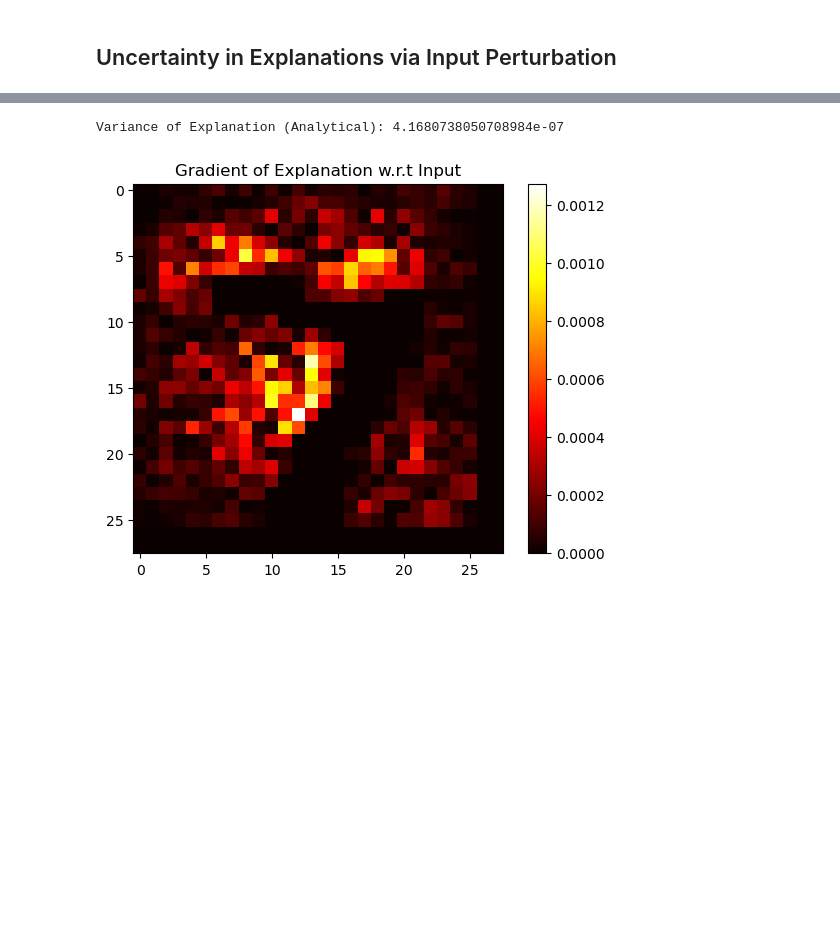
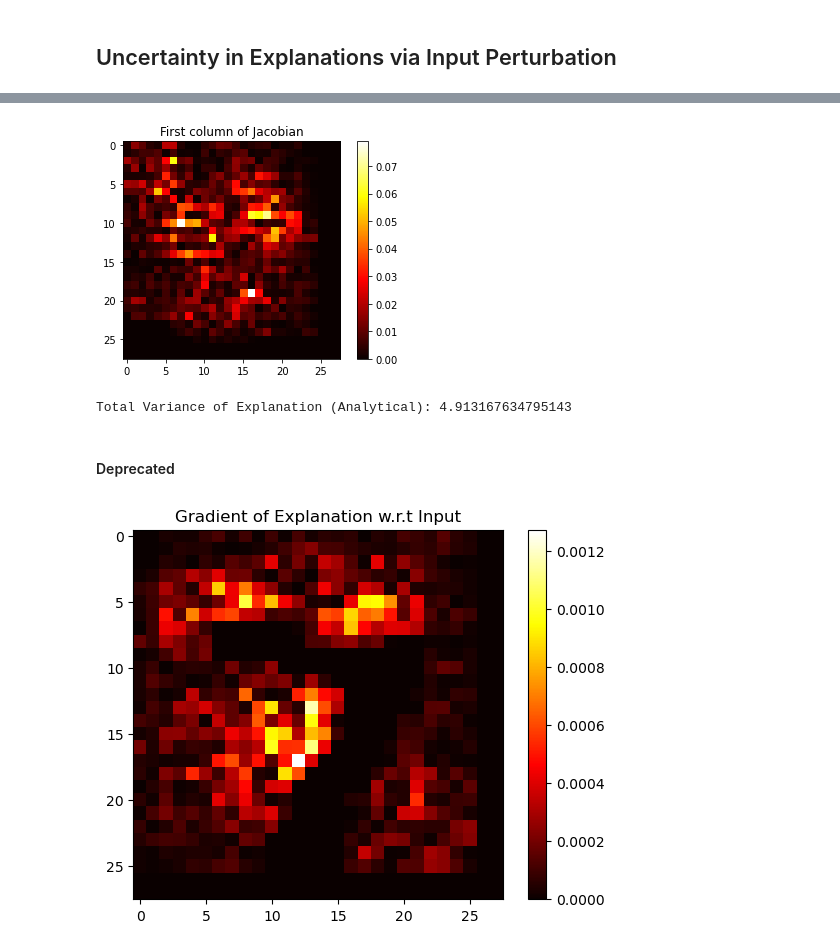
Before and after one commit to TeodorChiaburu/UXAI, a Jupyter notebook: Input_Perturbation.ipynb, the cells around one changed output, grey strips where cells are left out. Cells and saved outputs as stored; diff of their text form; code cells hidden in the pictures; blank space fills up the shorter version.

```diff
--- a/Input_Perturbation.ipynb
+++ b/Input_Perturbation.ipynb
@@ -127,12 +175,22 @@ $$Var(e(\widetilde{x},\hat{y})) \approx \sigma^2 ||\nabla_x e(x,\hat{y})||_2^2$$
+# %%
+plt.imshow(np.abs(derivative_e_x[:,0].reshape(h,w)), cmap='hot')
+plt.title("First column of Jacobian")
+plt.colorbar()
+plt.show()
+# %% [output]
+[figure, added]
 # %%
-# Compute variance of explanation
+# Approximate covariance of explanation
 perturbation_std = 0.1
 sigma_squared = perturbation_std ** 2
-variance_explanation = sigma_squared * np.sum(gradients ** 2)
+variance_explanation = sigma_squared * derivative_e_x @ derivative_e_x.T
 
-print("Variance of Explanation (Analytical):", variance_explanation)
+# Total variance is the trace of the cov. matrix
+print("Total Variance of Explanation (Analytical):", np.trace(variance_explanation))
 # %% [output]
-Variance of Explanation (Analytical): 4.1680738050708984e-07
+Total Variance of Explanation (Analytical): 4.913167634795143
+# %% [markdown]
+#### Deprecated
 # %%
 # Visualize the gradient for insight
 plt.imshow(np.abs(gradients.squeeze()), cmap='hot')
```
Also changed, not shown: parts of 11 cells of this notebook.
